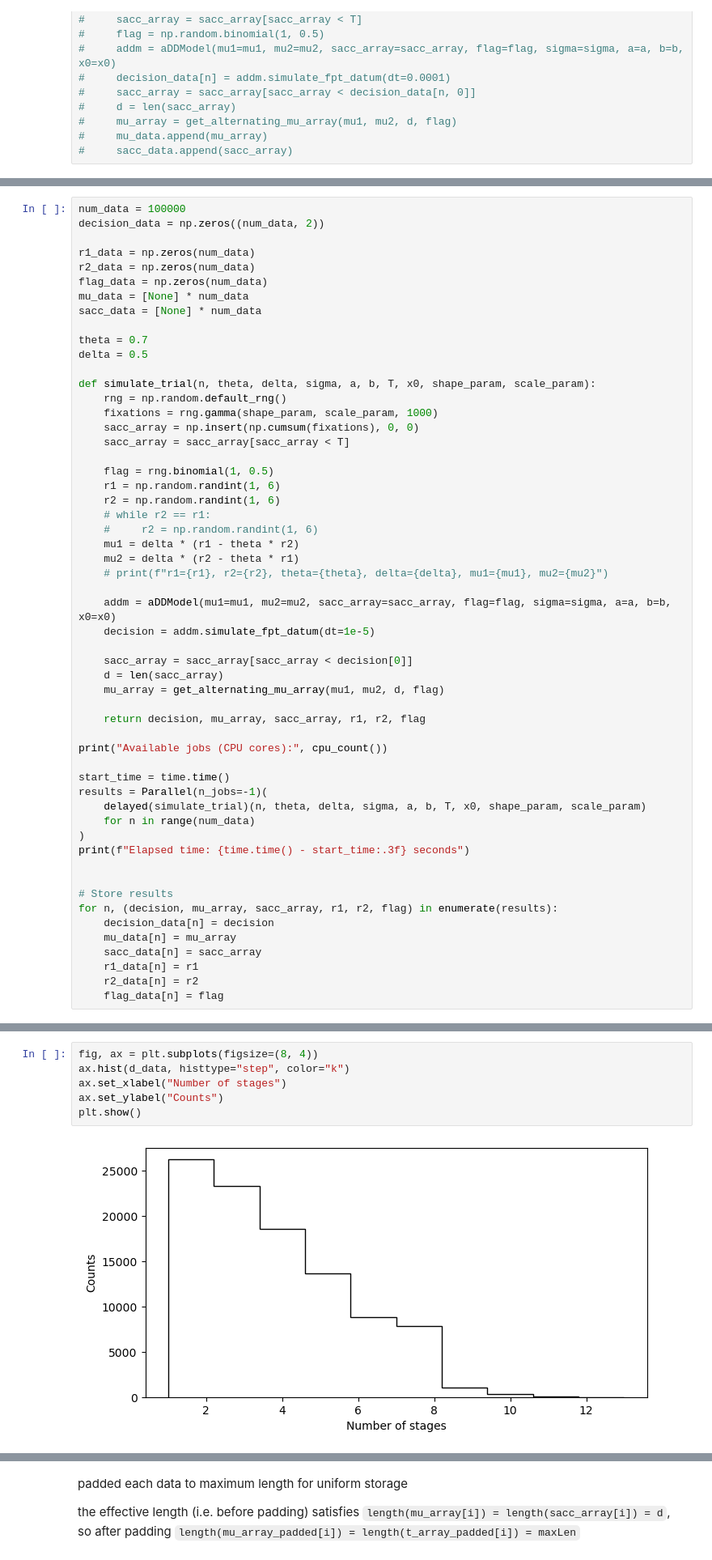
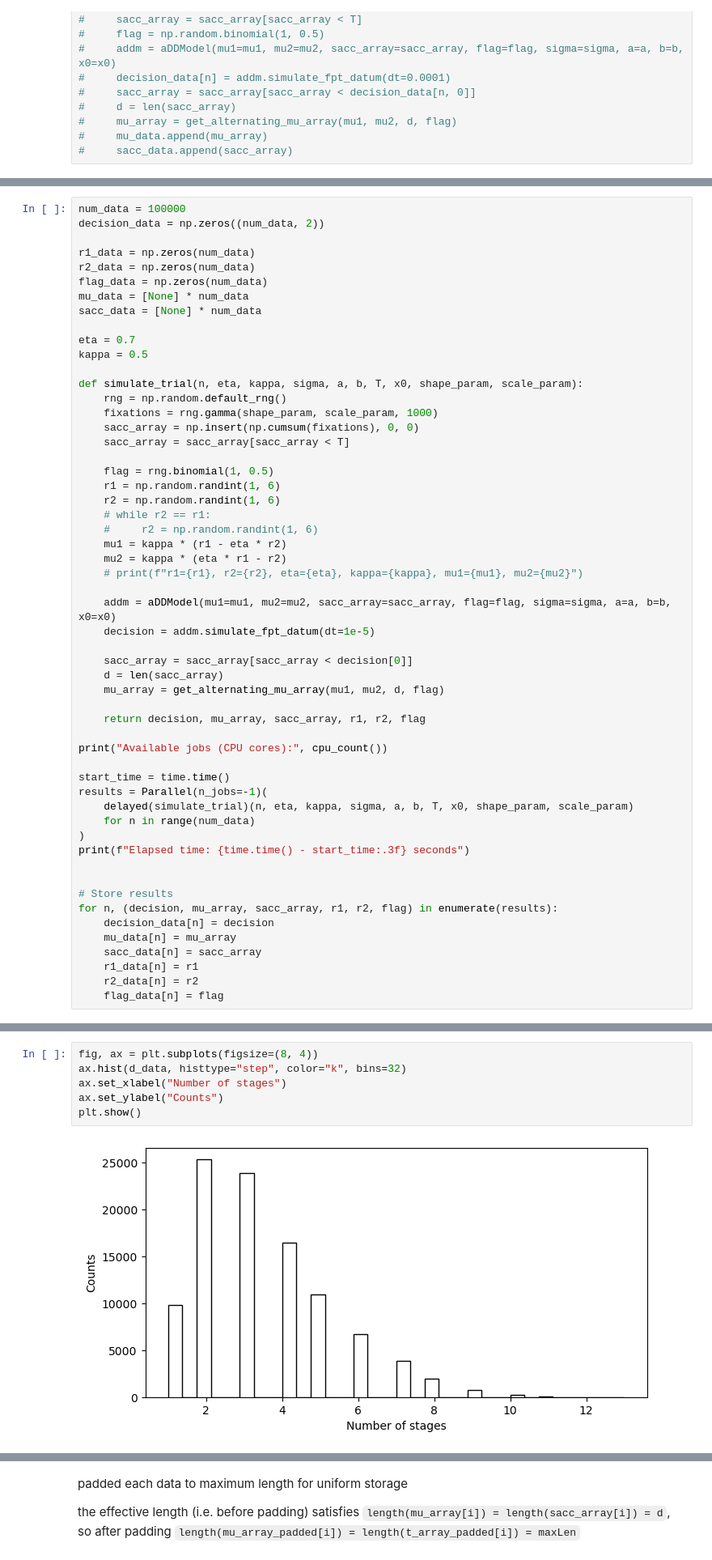
Before and after one commit to RiverFlowsInYou98/efficient-fpt, a Jupyter notebook: examples/example4_new/addm_gen_data.ipynb, the cells around one changed output, grey strips where cells are left out. Shown: that part at 81% size. Drawn from its saved outputs; the diff is of its cells as text.

```diff
--- a/examples/example4_new/addm_gen_data.ipynb
+++ b/examples/example4_new/addm_gen_data.ipynb
@@ -142,10 +147,10 @@ flag_data = np.zeros(num_data)
 mu_data = [None] * num_data
 sacc_data = [None] * num_data
 
-theta = 0.7
-delta = 0.5
+eta = 0.7
+kappa = 0.5
 
-def simulate_trial(n, theta, delta, sigma, a, b, T, x0, shape_param, scale_param):
+def simulate_trial(n, eta, kappa, sigma, a, b, T, x0, shape_param, scale_param):
     rng = np.random.default_rng()
     fixations = rng.gamma(shape_param, scale_param, 1000)
     sacc_array = np.insert(np.cumsum(fixations), 0, 0)
@@ -156,9 +161,9 @@ def simulate_trial(n, theta, delta, sigma, a, b, T, x0, shape_param, scale_param
     r2 = np.random.randint(1, 6)
     # while r2 == r1:
     #     r2 = np.random.randint(1, 6)
-    mu1 = delta * (r1 - theta * r2)
-    mu2 = delta * (r2 - theta * r1)
-    # print(f"r1={r1}, r2={r2}, theta={theta}, delta={delta}, mu1={mu1}, mu2={mu2}")
+    mu1 = kappa * (r1 - eta * r2)
+    mu2 = kappa * (eta * r1 - r2)
+    # print(f"r1={r1}, r2={r2}, eta={eta}, kappa={kappa}, mu1={mu1}, mu2={mu2}")
 
     addm = aDDModel(mu1=mu1, mu2=mu2, sacc_array=sacc_array, flag=flag, sigma=sigma, a=a, b=b, x0=x0)
     decision = addm.simulate_fpt_datum(dt=1e-5)
@@ -173,7 +178,7 @@ print("Available jobs (CPU cores):", cpu_count())
 
 start_time = time.time()
 results = Parallel(n_jobs=-1)(
-    delayed(simulate_trial)(n, theta, delta, sigma, a, b, T, x0, shape_param, scale_param)
+    delayed(simulate_trial)(n, eta, kappa, sigma, a, b, T, x0, shape_param, scale_param)
     for n in range(num_data)
 )
 print(f"Elapsed time: {time.time() - start_time:.3f} seconds")
@@ -205,8 +210,8 @@ print(min(min_fixations))
 # %%
 fig, ax = plt.subplots(figsize=(8, 4))
-ax.hist(d_data, histtype="step", color="k")
+ax.hist(d_data, histtype="step", color="k", bins=32)
 ax.set_xlabel("Number of stages")
 ax.set_ylabel("Counts")
 plt.show()
 # %% [output]
-[figure, old version]
+[figure, new version]
```
Also changed, not shown: parts of 8 cells of this notebook, 9 other files.
